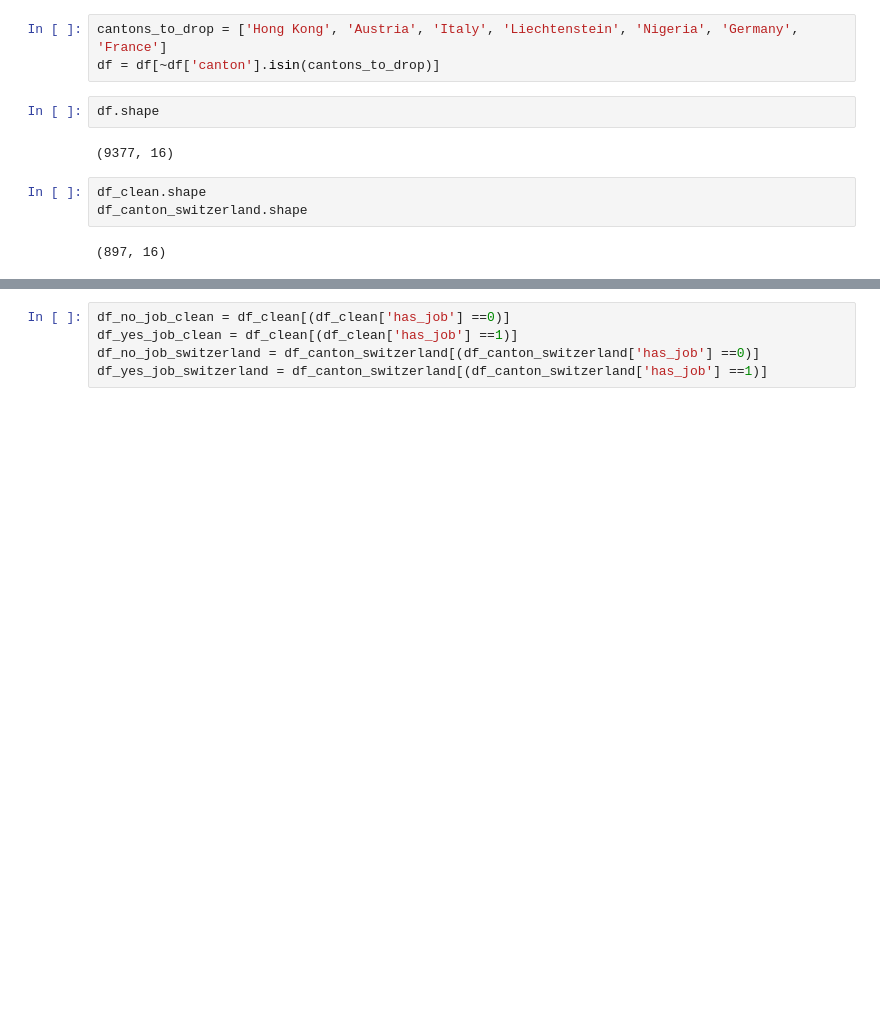
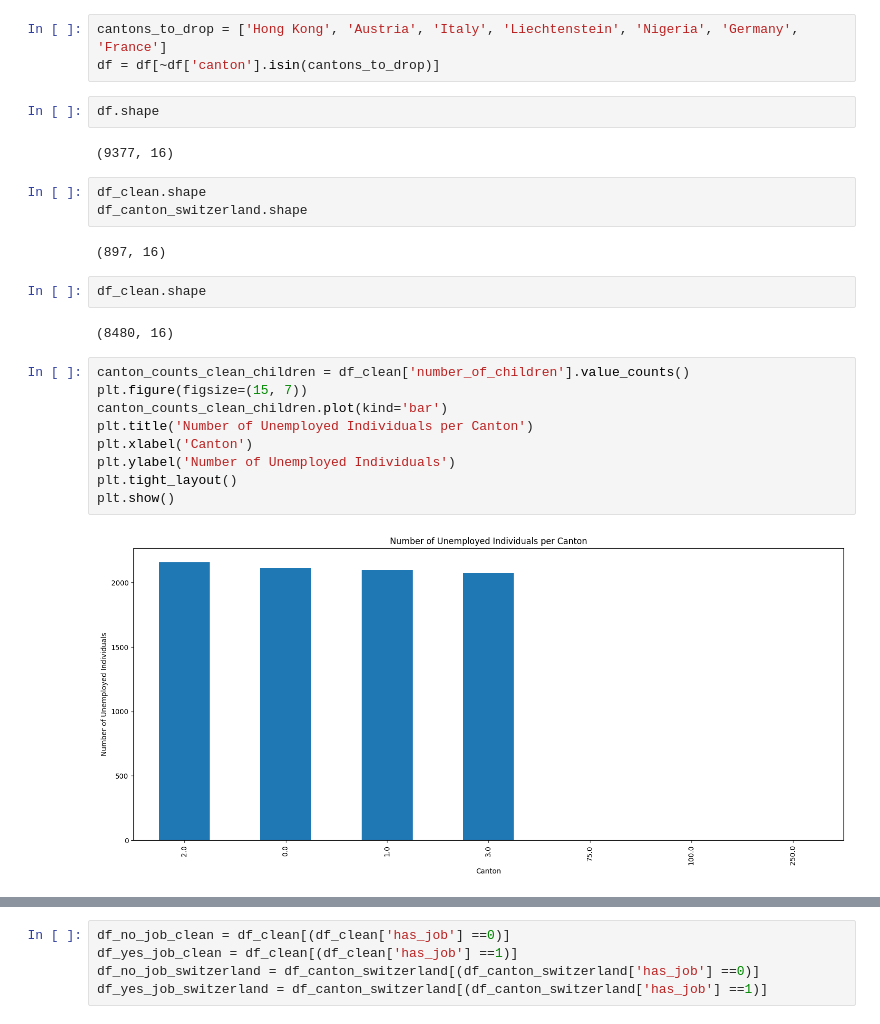
Before and after one commit to Seoyoung-Kim-Meister/analysis_Galaxus, a Jupyter notebook: EY_Hackathon.ipynb, the cells around one changed output, grey strips where cells are left out. Cells and saved outputs as stored; diff of their text form; blank space fills up the shorter version.

```diff
--- a/EY_Hackathon.ipynb
+++ b/EY_Hackathon.ipynb
@@ -86,3 +86,18 @@ df_clean.shape
 df_canton_switzerland.shape
 # %% [output]
 (897, 16)
+# %%
+df_clean.shape
+# %% [output]
+(8480, 16)
+# %%
+canton_counts_clean_children = df_clean['number_of_children'].value_counts()
+plt.figure(figsize=(15, 7))
+canton_counts_clean_children.plot(kind='bar')
+plt.title('Number of Unemployed Individuals per Canton')
+plt.xlabel('Canton')
+plt.ylabel('Number of Unemployed Individuals')
+plt.tight_layout()
+plt.show()
+# %% [output]
+[figure, added]
```
Also changed, not shown: parts of 18 cells of this notebook.
